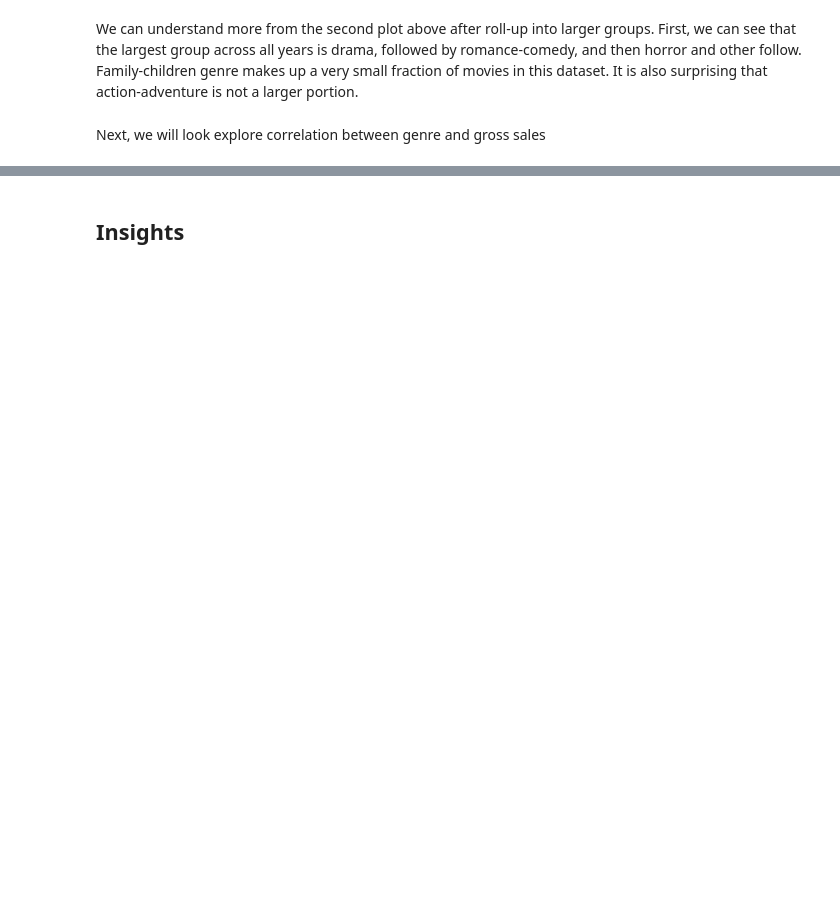
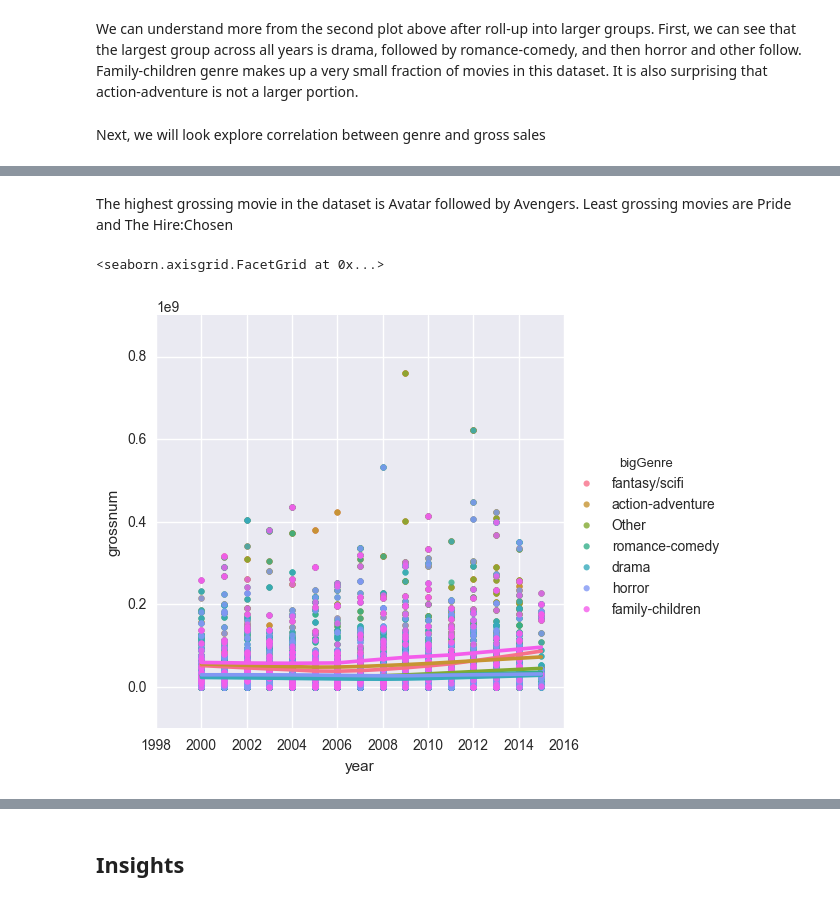
Before and after one commit to mkamenet3/DataScienceProject838, a Jupyter notebook: stage5/CODE/Analysis.ipynb, the cells around one changed output, grey strips where cells are left out. Saved outputs shown, nothing was run; the diff lists cells and outputs as text; code cells hidden in the pictures; blank space fills up the shorter version.

```diff
--- a/stage5/CODE/Analysis.ipynb
+++ b/stage5/CODE/Analysis.ipynb
@@ -336,0 +363,7 @@ subdf.head()
+# %% [markdown]
+The highest grossing movie in the dataset is Avatar followed by Avengers. Least grossing movies are Pride and The Hire:Chosen
+# %%
+sns.lmplot(x="year",y="grossnum", hue="bigGenre",data=grossdf, lowess=True)
+# %% [output]
+<seaborn.axisgrid.FacetGrid at 0x...>
+[figure, added]
```
Also changed, not shown: parts of 24 cells of this notebook.
